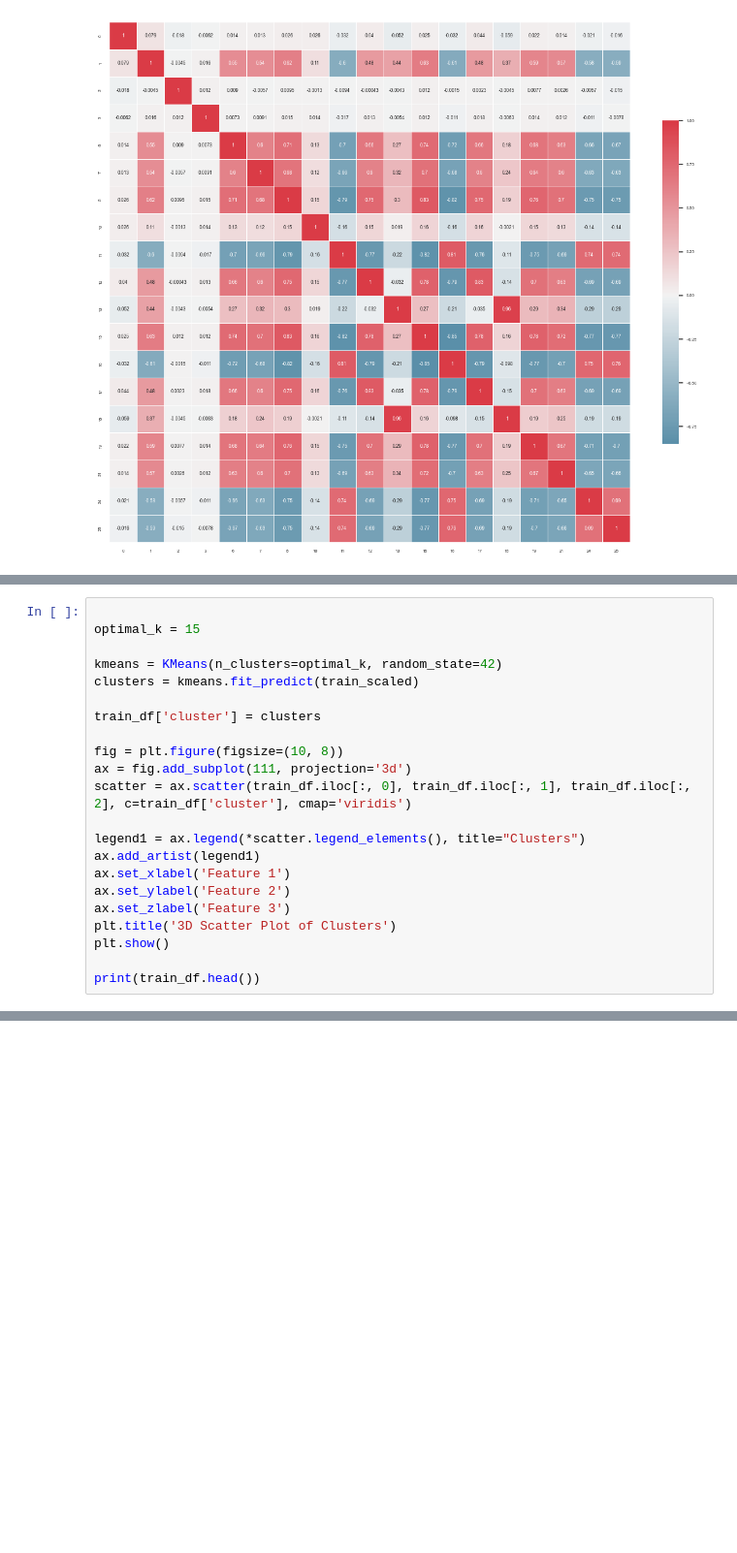
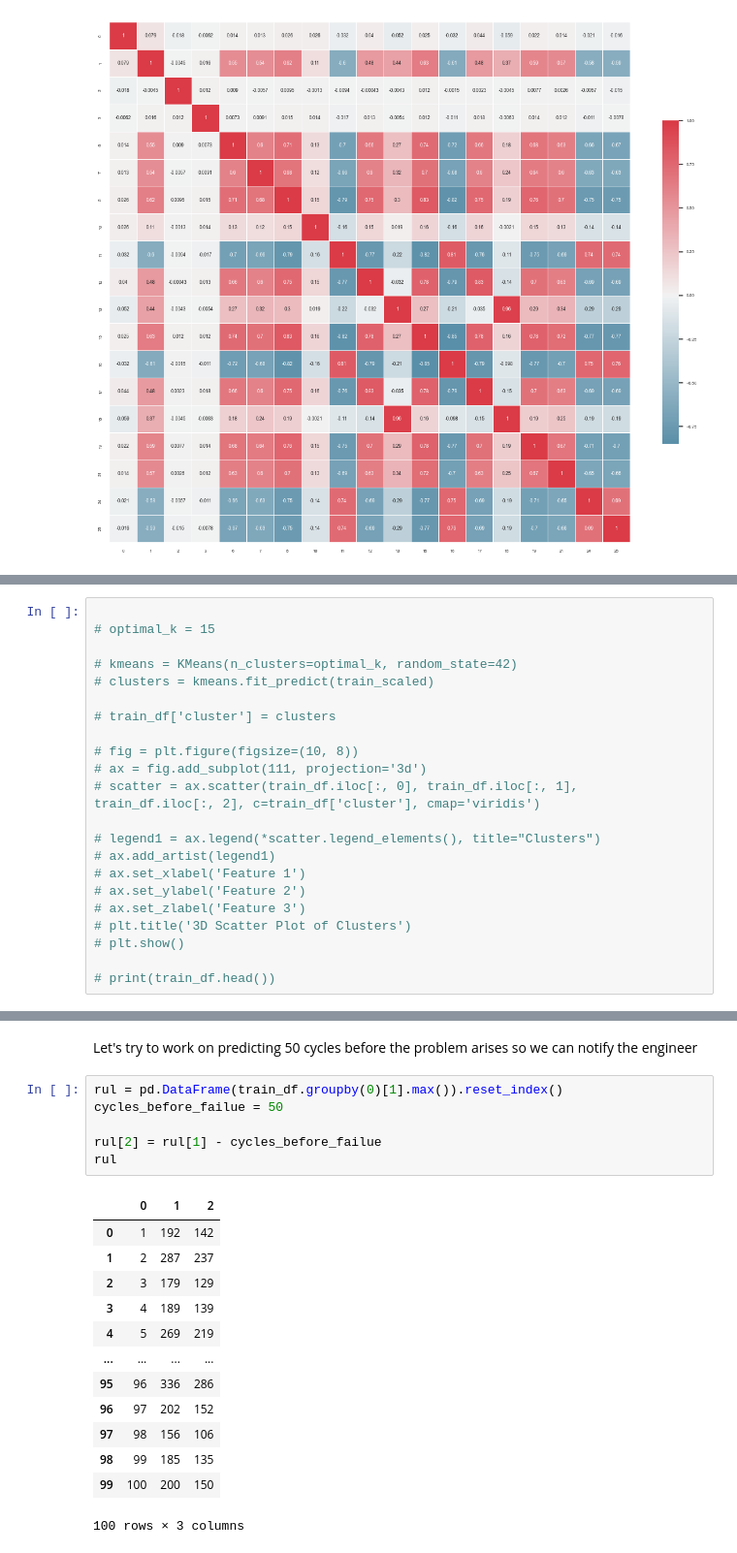
Before and after one commit to Vozikis/Aircraft-Sensors-Experiment, a Jupyter notebook: main_file.ipynb, the cells around one changed output, grey strips where cells are left out. Shown at 97% size. Cells and saved outputs as stored; diff of their text form; blank space fills up the shorter version.

Commit message:
let's try to find 50 cycles before failure

```diff
--- a/main_file.ipynb
+++ b/main_file.ipynb
@@ -259,22 +264,22 @@ plt.show()
 # %%
 
-optimal_k = 15
+# optimal_k = 15
 
-kmeans = KMeans(n_clusters=optimal_k, random_state=42)
-clusters = kmeans.fit_predict(train_scaled)
+# kmeans = KMeans(n_clusters=optimal_k, random_state=42)
+# clusters = kmeans.fit_predict(train_scaled)
 
-train_df['cluster'] = clusters
+# train_df['cluster'] = clusters
 
-fig = plt.figure(figsize=(10, 8))
-ax = fig.add_subplot(111, projection='3d')
-scatter = ax.scatter(train_df.iloc[:, 0], train_df.iloc[:, 1], train_df.iloc[:, 2], c=train_df['cluster'], cmap='viridis')
+# fig = plt.figure(figsize=(10, 8))
+# ax = fig.add_subplot(111, projection='3d')
+# scatter = ax.scatter(train_df.iloc[:, 0], train_df.iloc[:, 1], train_df.iloc[:, 2], c=train_df['cluster'], cmap='viridis')
 
-legend1 = ax.legend(*scatter.legend_elements(), title="Clusters")
-ax.add_artist(legend1)
-ax.set_xlabel('Feature 1')
-ax.set_ylabel('Feature 2')
-ax.set_zlabel('Feature 3')
-plt.title('3D Scatter Plot of Clusters')
-plt.show()
+# legend1 = ax.legend(*scatter.legend_elements(), title="Clusters")
+# ax.add_artist(legend1)
+# ax.set_xlabel('Feature 1')
+# ax.set_ylabel('Feature 2')
+# ax.set_zlabel('Feature 3')
+# plt.title('3D Scatter Plot of Clusters')
+# plt.show()
 
-print(train_df.head())
+# print(train_df.head())
@@ -302,0 +286,22 @@ print(train_df.head())
+# %% [markdown]
+Let's try to work on predicting 50 cycles before the problem arises so we can notify the engineer
+# %%
+rul = pd.DataFrame(train_df.groupby(0)[1].max()).reset_index()
+cycles_before_failue = 50
+
+rul[2] = rul[1] - cycles_before_failue
+rul
+# %% [output]
+|  | 0 | 1 | 2 |
+| 0 | 1 | 192 | 142 |
+| 1 | 2 | 287 | 237 |
+| 2 | 3 | 179 | 129 |
+| 3 | 4 | 189 | 139 |
+| 4 | 5 | 269 | 219 |
+| ... | ... | ... | ... |
+| 95 | 96 | 336 | 286 |
+| 96 | 97 | 202 | 152 |
+| 97 | 98 | 156 | 106 |
+| 98 | 99 | 185 | 135 |
+| 99 | 100 | 200 | 150 |
+100 rows × 3 columns
```
Also changed, not shown: parts of 4 cells of this notebook.
